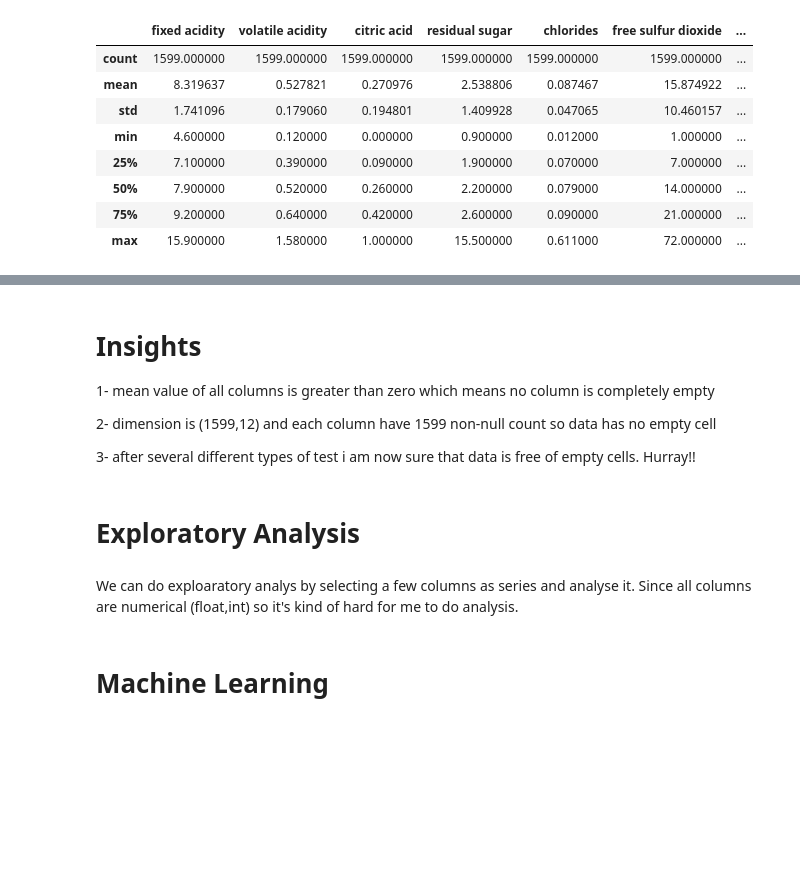
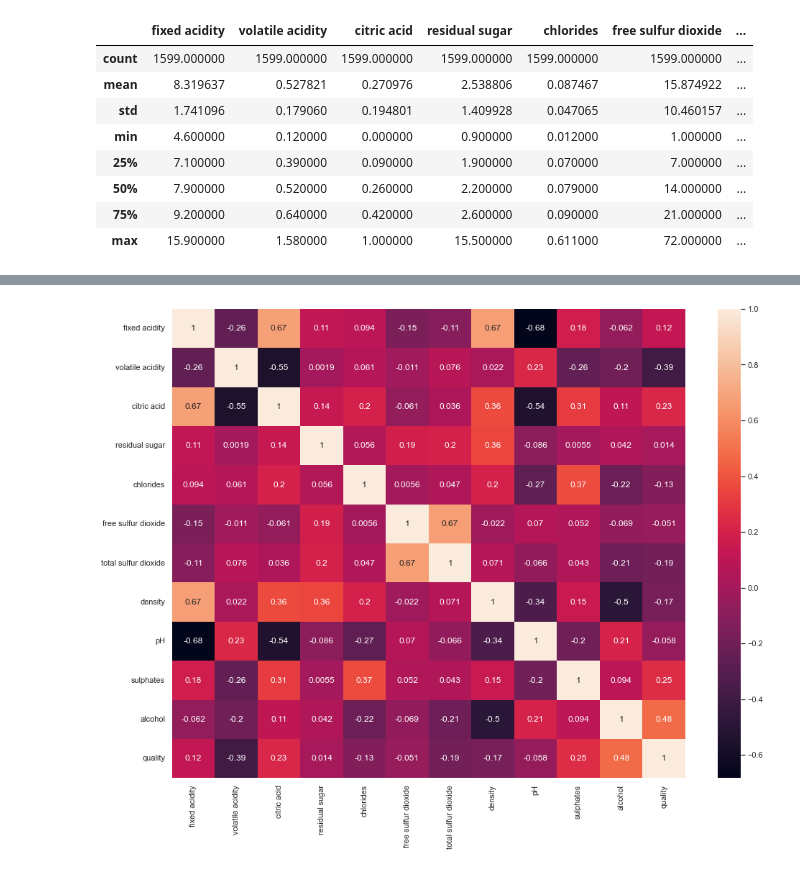
Before and after one commit to IbtihajT/wine_quality_-analysis_and_prediction, a Jupyter notebook: analysis.ipynb, the cells around one changed output, grey strips where cells are left out. Cells and saved outputs as stored; diff of their text form; code cells hidden in the pictures; blank space fills up the shorter version.

Commit message:
add feature correlation heat map

```diff
--- a/analysis.ipynb
+++ b/analysis.ipynb
@@ -69,13 +61,6 @@ plt.show()
-# %% [markdown]
-# Insights
-1- mean value of all columns is greater than zero which means no column is completely empty
-
-2- dimension is (1599,12) and each column have 1599 non-null count so data has no empty cell
-
-3- after several different types of test i am now sure that data is free of empty cells. Hurray!!
-# %% [markdown]
-# Exploratory Analysis
-# %% [markdown]
-We can do exploaratory analys by selecting a few columns as series and analyse it. Since all columns are numerical (float,int) so it's kind of hard for me to do analysis.
-# %% [markdown]
-# Machine Learning
+# %%
+feature_correlations = wine_df.corr()
+sns.heatmap(data=feature_correlations, annot=True)
+plt.show()
+# %% [output]
+[figure, added]
```
Also changed, not shown: parts of 8 cells of this notebook.
